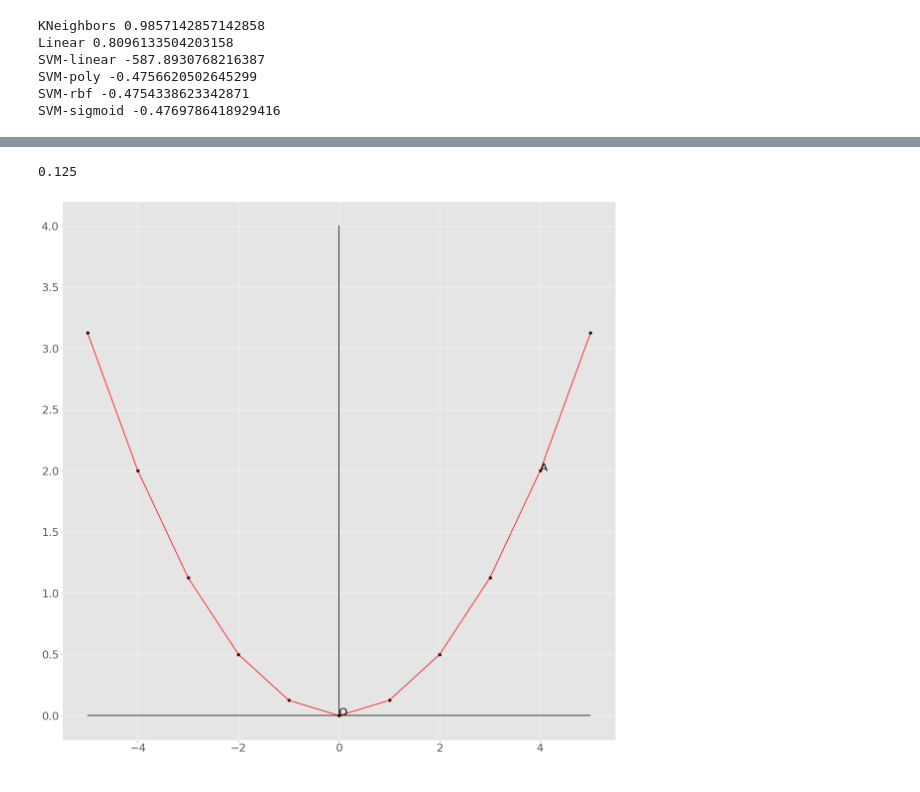
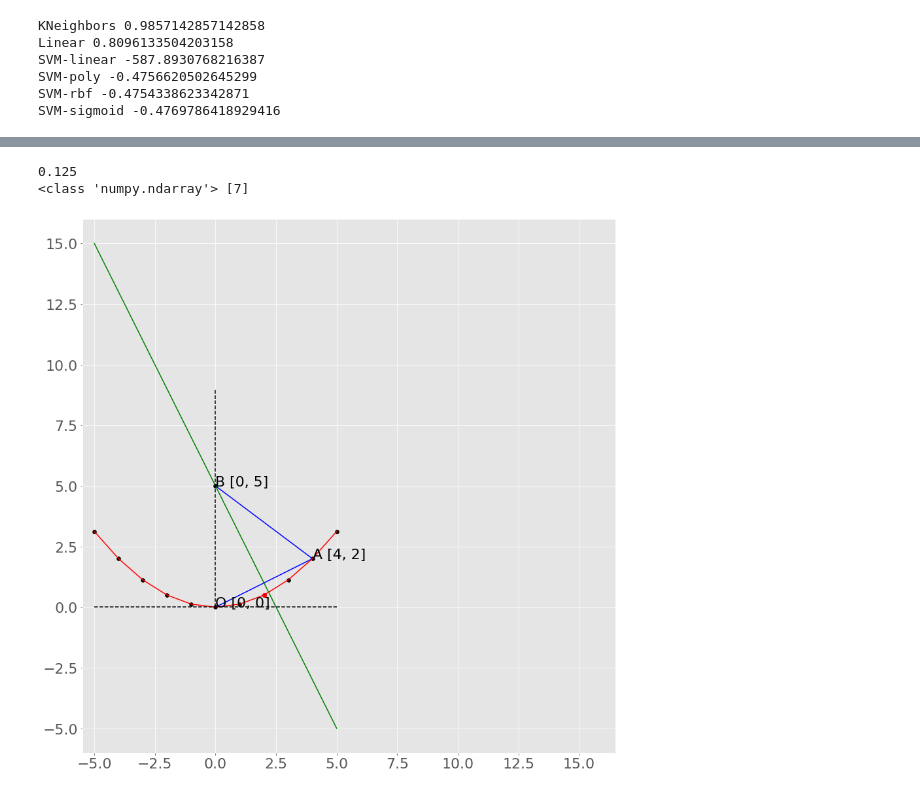
Before and after one commit to wangpeidong/PythonLab, a Jupyter notebook: tutorial/PythonTutorial.ipynb, the cells around one changed output, grey strips where cells are left out. Drawn from its saved outputs; the diff is of its cells as text; code cells hidden in the pictures.

```diff
--- a/tutorial/PythonTutorial.ipynb
+++ b/tutorial/PythonTutorial.ipynb
@@ -165,14 +165,16 @@ SVM-sigmoid -0.4769786418929416
 from PIL import Image
 import numpy as np
 import matplotlib.pyplot as plt
+plt.rcParams['figure.figsize'] = [5, 5]
 
 #i = Image.open('images/dot.png')
-i = Image.open('images/numbers/y0.4.png')
+i = Image.open('images/test.png')
+#i = Image.open('images/numbers/2.1.png')
 #i = Image.open('img.jpg')
 iar = np.asarray(i).copy()
-iar.setflags(write = 1)
-iar[0, 0, 3] = 0
-iar[0, 1, 3] = int(255/2)
+#iar.setflags(write = 1)
+#iar[0, 0, 3] = 0
+#iar[0, 1, 3] = int(255/2)
 print(iar)
 plt.imshow(iar)
 plt.show()
@@ -241,7 +420,7 @@ ibmq_burlington has 1 queued and 5 qubits
 import matplotlib.pyplot as plt
 from matplotlib import style
 style.use('ggplot')
-plt.rcParams['figure.figsize'] = [20, 20]
+plt.rcParams['figure.figsize'] = [15, 15]
 
 
 def y2(x):
@@ -302,45 +478,58 @@ from matplotlib import style
 import numpy as np
 
 style.use('ggplot')
-plt.rcParams['figure.figsize'] = [20, 20]
+
+plt.rcParams['figure.figsize'] = [15, 15]
 plt.rcParams.update({'font.size': 22})
 
 def line(x, a, b):
     y = a * x + b
     return y
 
 def y(a, x):
     return a * (x ** 2)
 
 def a(p):
     y = p[1]
     x = p[0]
     return y / (x ** 2)
 
 O = [0, 0]
 A = [4, 2]
 print(a(A))
 B = [0, 5]
 
 a_ = -2
 b = 5
-x1 = [0, 1, 2, 3]
 
 x = [i for i in range(-5, 6)]
+y_line = [y(a(A), i) for i in x]
+B_line = [line(i, a_, b) for i in x]
 
-#plt.plot(x1, [line(i, a_, b) for i in x1], color = 'green')
-#plt.plot([O[0], A[0], B[0]], [O[1], A[1], B[1]], color = 'blue')
-#plt.scatter([B[0]], [B[1]], color = 'black', label = 'point')
+xarr = np.array(x)
+yarr = np.array(y_line)
+Barr = np.array(B_line)
+idx = np.argwhere(np.diff(np.sign(yarr - Barr))).flatten()
+
+plt.plot(xarr[idx], yarr[idx], 'ro')
+
+plt.plot([O[0], A[0], B[0]], [O[1], A[1], B[1]], color = 'blue')
+plt.scatter([B[0]], [B[1]], color = 'black', label = 'point')
 plt.scatter(x, [y(a(A), i) for i in x], color = 'black', label = 'point')
-plt.plot(x, [y(a(A), i) for i in x], color = 'red', label = 'y')
-plt.annotate('A', A)
-plt.plot(x, [0 for _ in x], color = 'black', label = 'x')
-plt.plot([0 for _ in range(5)], [i for i in range(5)], color = 'black', label = 'y')
-plt.annotate('O', (0, 0))
+
+plt.plot(x, B_line, color = 'green')
+plt.plot(x, y_line, color = 'red', label = 'y')
+plt.annotate(f'A {A}', A)
+plt.annotate(f'B {B}', B)
+plt.plot(x, [0 for _ in x], color = 'black', label = 'x', linestyle = 'dashed')
+plt.plot([0 for _ in range(10)], [i for i in range(10)], color = 'black', linestyle = 'dashed', label = 'y')
+plt.annotate('O [0, 0]', (0, 0))
+plt.axis('square')
 plt.show()
 # %% [output]
 0.125
+<class 'numpy.ndarray'> [7]
-[figure, old version]
+[figure, new version]
 # %%
 import qiskit as q
 %matplotlib inline
```
Also changed, not shown: parts of 10 cells of this notebook.
